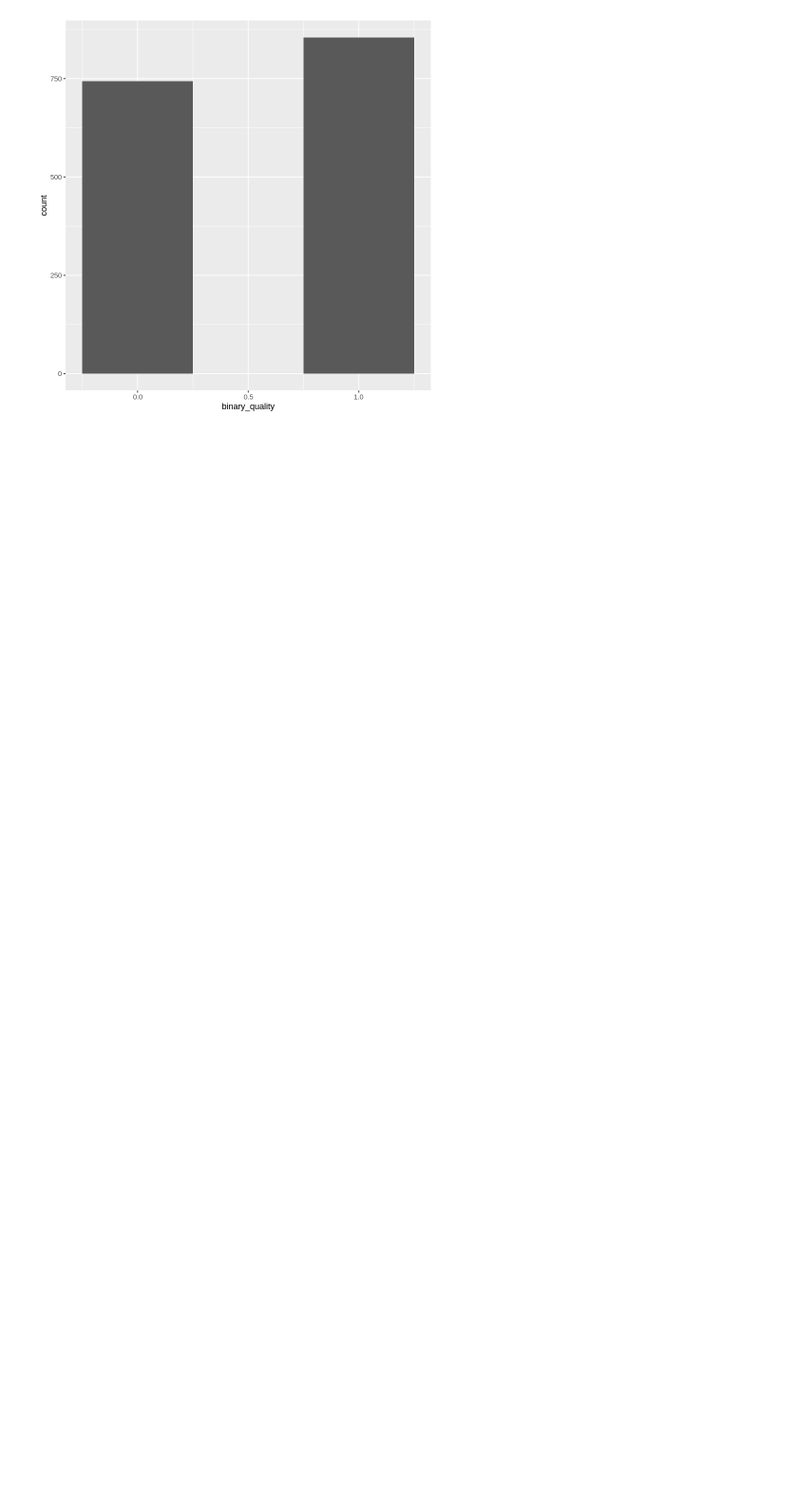
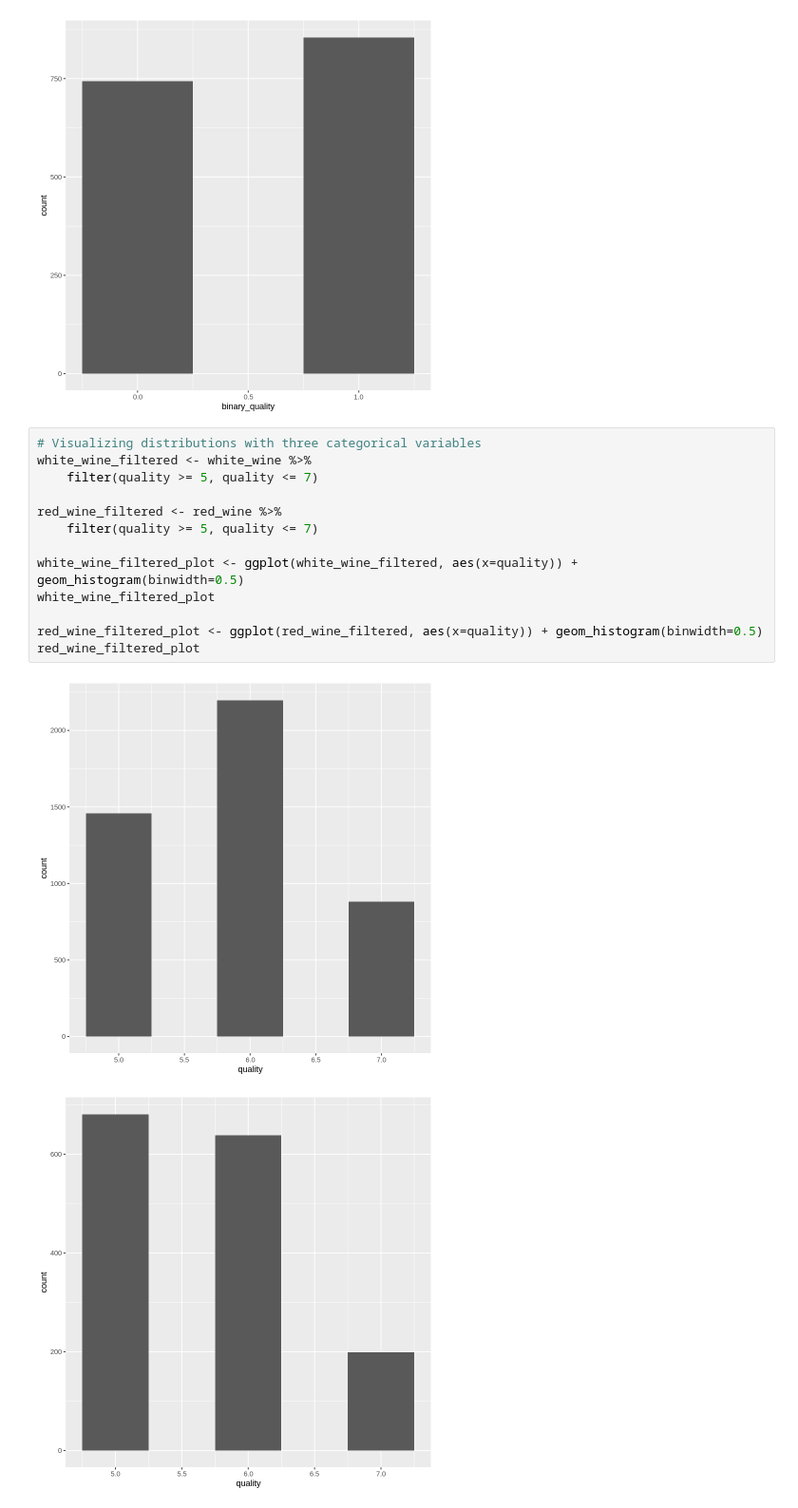
Before and after one commit to toluam/ds_group12_project, a Jupyter notebook: wine_notebook.ipynb, the cells around one changed output. Shown: that part at 95% size. Saved outputs shown, nothing was run; the diff lists cells and outputs as text; blank space fills up the shorter version.

Commit message:
filtered + 3 variable visualizations

```diff
--- a/wine_notebook.ipynb
+++ b/wine_notebook.ipynb
@@ -140,3 +140,19 @@ red_wine_plot_binary
 [figure]
 [figure]
 [figure]
+# %%
+# Visualizing distributions with three categorical variables
+white_wine_filtered <- white_wine %>%
+    filter(quality >= 5, quality <= 7)
+
+red_wine_filtered <- red_wine %>%
+    filter(quality >= 5, quality <= 7)
+
+white_wine_filtered_plot <- ggplot(white_wine_filtered, aes(x=quality)) + geom_histogram(binwidth=0.5)
+white_wine_filtered_plot
+
+red_wine_filtered_plot <- ggplot(red_wine_filtered, aes(x=quality)) + geom_histogram(binwidth=0.5)
+red_wine_filtered_plot
+# %% [output]
+[figure, added]
+[figure, added]
```
